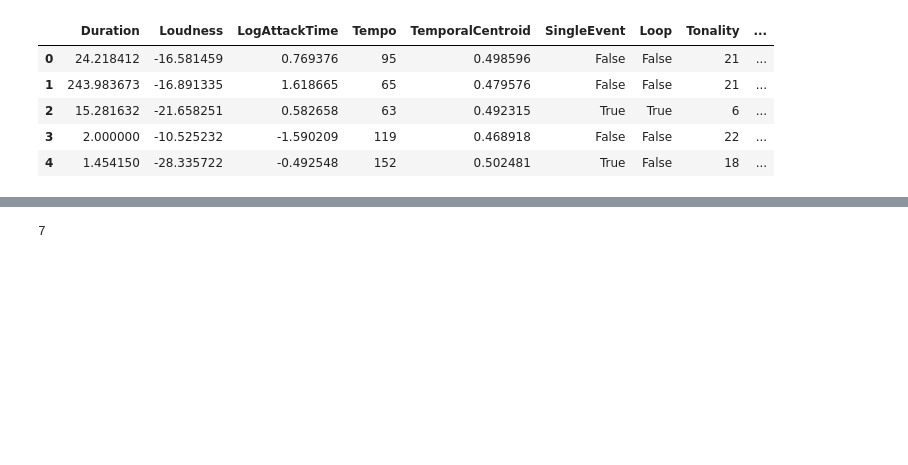
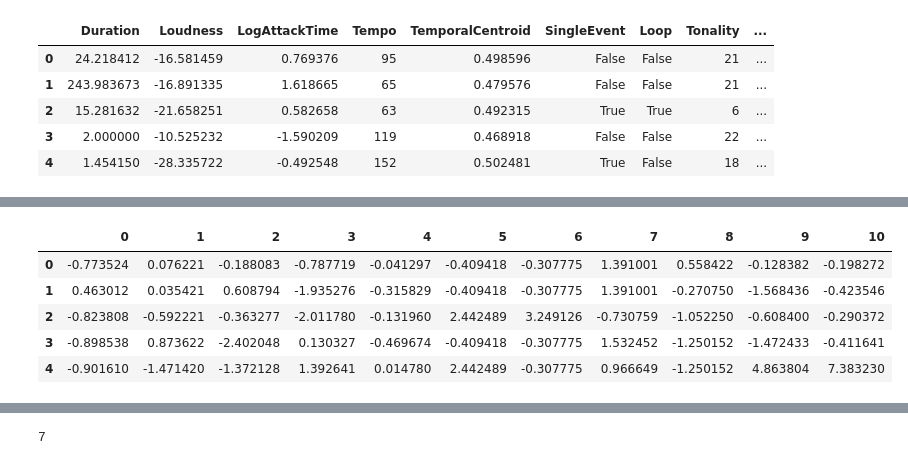
Before and after one commit to hordiales/redpanal-db-analysis, a Jupyter notebook: 1 - Visualización y clustering.ipynb, the cells around one changed output, grey strips where cells are left out. Saved outputs shown, nothing was run; the diff lists cells and outputs as text; code cells hidden in the pictures; blank space fills up the shorter version.

```diff
--- a/1 - Visualización y clustering.ipynb
+++ b/1 - Visualización y clustering.ipynb
@@ -151,3 +162,17 @@ data.head()
+# %%
+from sklearn.preprocessing import scale
+X = data
+X_scaled = scale(X, axis=0, with_mean=True, with_std=True, copy=True)
+df = pd.DataFrame(X_scaled)
+#df.shape
+df.head()
+# %% [output]
+|  | 0 | 1 | 2 | 3 | 4 | 5 | 6 | 7 | 8 | 9 | 10 |
+| 0 | -0.773524 | 0.076221 | -0.188083 | -0.787719 | -0.041297 | -0.409418 | -0.307775 | 1.391001 | 0.558422 | -0.128382 | -0.198272 |
+| 1 | 0.463012 | 0.035421 | 0.608794 | -1.935276 | -0.315829 | -0.409418 | -0.307775 | 1.391001 | -0.270750 | -1.568436 | -0.423546 |
+| 2 | -0.823808 | -0.592221 | -0.363277 | -2.011780 | -0.131960 | 2.442489 | 3.249126 | -0.730759 | -1.052250 | -0.608400 | -0.290372 |
+| 3 | -0.898538 | 0.873622 | -2.402048 | 0.130327 | -0.469674 | -0.409418 | -0.307775 | 1.532452 | -1.250152 | -1.472433 | -0.411641 |
+| 4 | -0.901610 | -1.471420 | -1.372128 | 1.392641 | 0.014780 | 2.442489 | -0.307775 | 0.966649 | -1.250152 | 4.863804 | 7.383230 |
 # %%
 # se configura la cantidad de clusters pre-definida
 #num_clusters = 3
```
Also changed, not shown: parts of 7 cells of this notebook, 2 other files.
